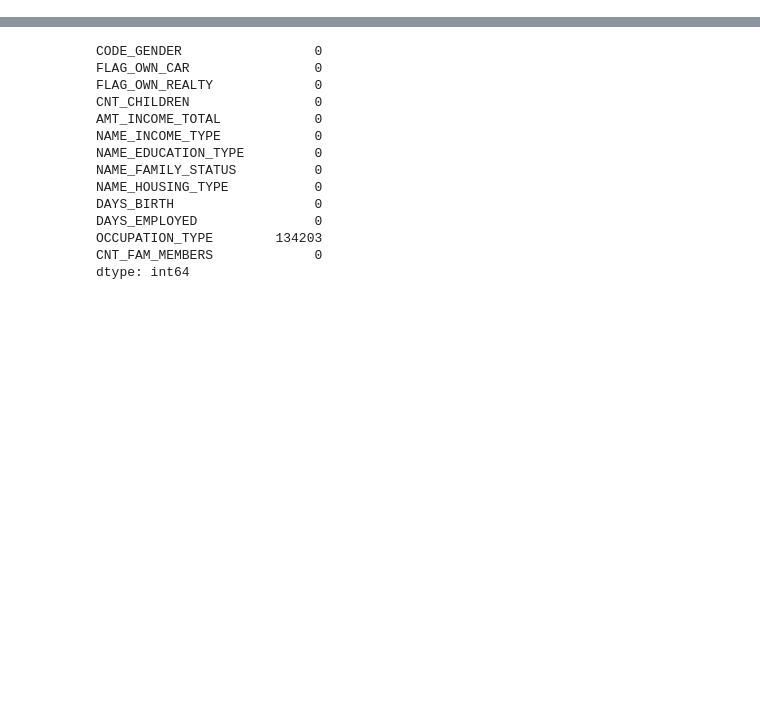
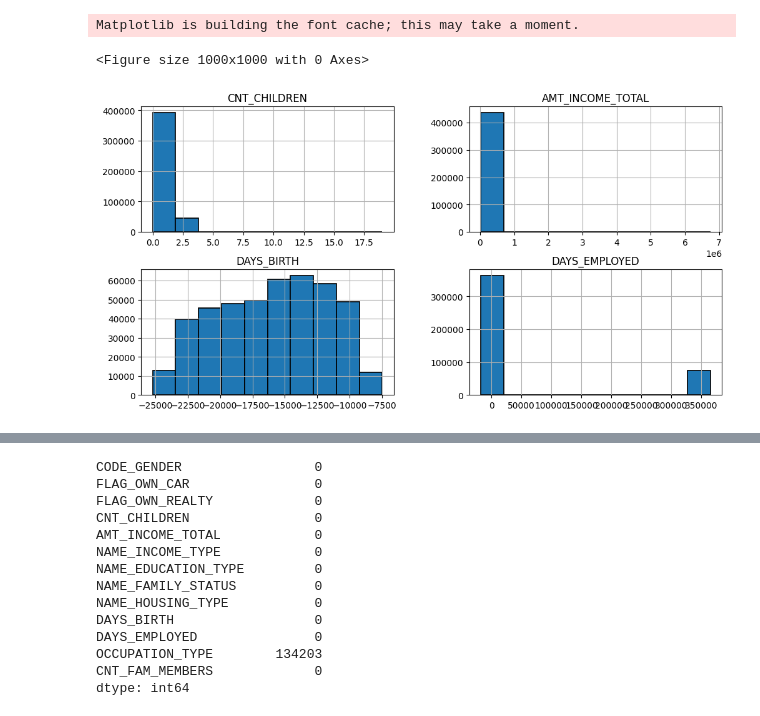
Before and after one commit to SenanayakeX/Data_Mining_Project, a Jupyter notebook: model/Model Building.ipynb, the cells around one changed output, grey strips where cells are left out. Saved outputs shown, nothing was run; the diff lists cells and outputs as text; code cells hidden in the pictures; blank space fills up the shorter version.

Commit message:
Credit record data set added!

```diff
--- a/model/Model Building.ipynb
+++ b/model/Model Building.ipynb
@@ -17 +18,4 @@ data = pd.read_csv(url, encoding='latin-1')
+# %%
+url = "https://raw.githubusercontent.com/SenanayakeX/FDM-Mini-Project/main/Data%20Set/application_record.csv"
+app_df = pd.read_csv(url, encoding='latin-1')
 # %%
@@ -29,0 +34,3 @@ data.shape
+# %%
+app_df = app_df.sort_values('ID')
+app_df
@@ -29,0 +87,2 @@ data.shape
+# %%
+app_df.drop_duplicates(subset=['ID'], keep='last', inplace=True)
@@ -29,0 +109,11 @@ data.shape
+# %%
+!pip install matplotlib
+import matplotlib.pyplot as plt
+
+plt.figure(figsize=(10,10))
+
+cols_to_plot = ["CNT_CHILDREN","AMT_INCOME_TOTAL","DAYS_BIRTH","DAYS_EMPLOYED"]
+app_df[cols_to_plot].hist(edgecolor='black', linewidth=1.2)
+fig=plt.gcf()
+fig.set_size_inches(12,6)
+# %% [output]
@@ -29,0 +139,3 @@ data.shape
+Matplotlib is building the font cache; this may take a moment.
+<Figure size 1000x1000 with 0 Axes>
+[figure, added]
```
Also changed, not shown: parts of 32 cells of this notebook.
